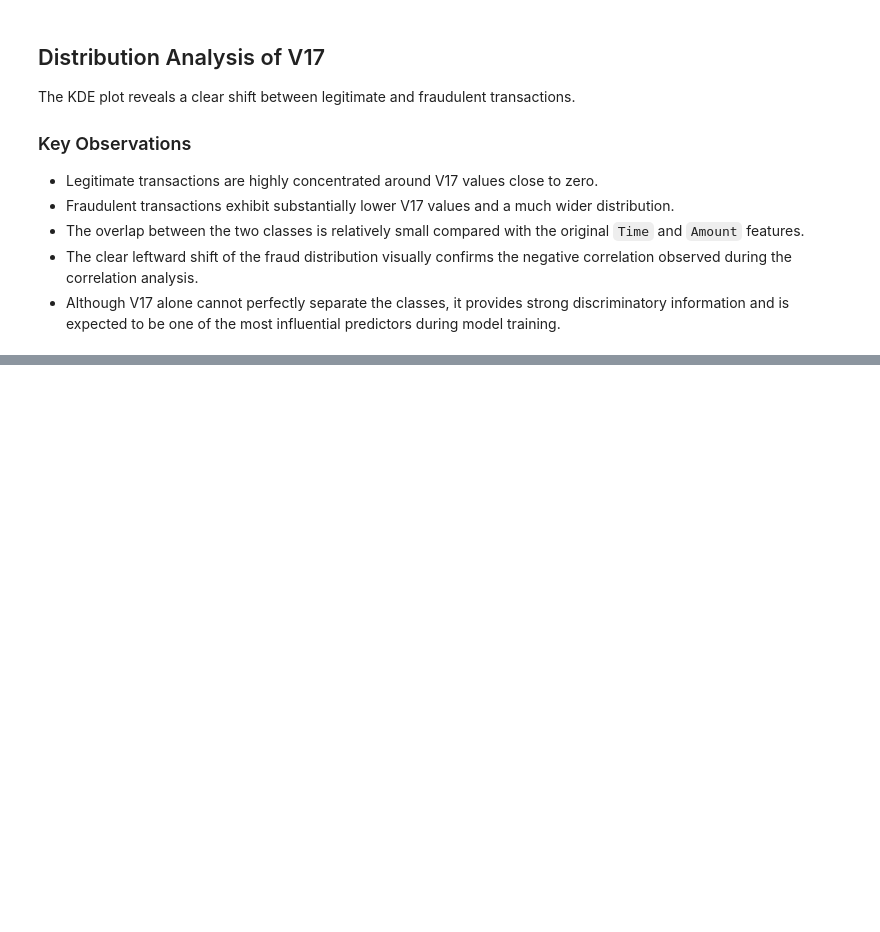
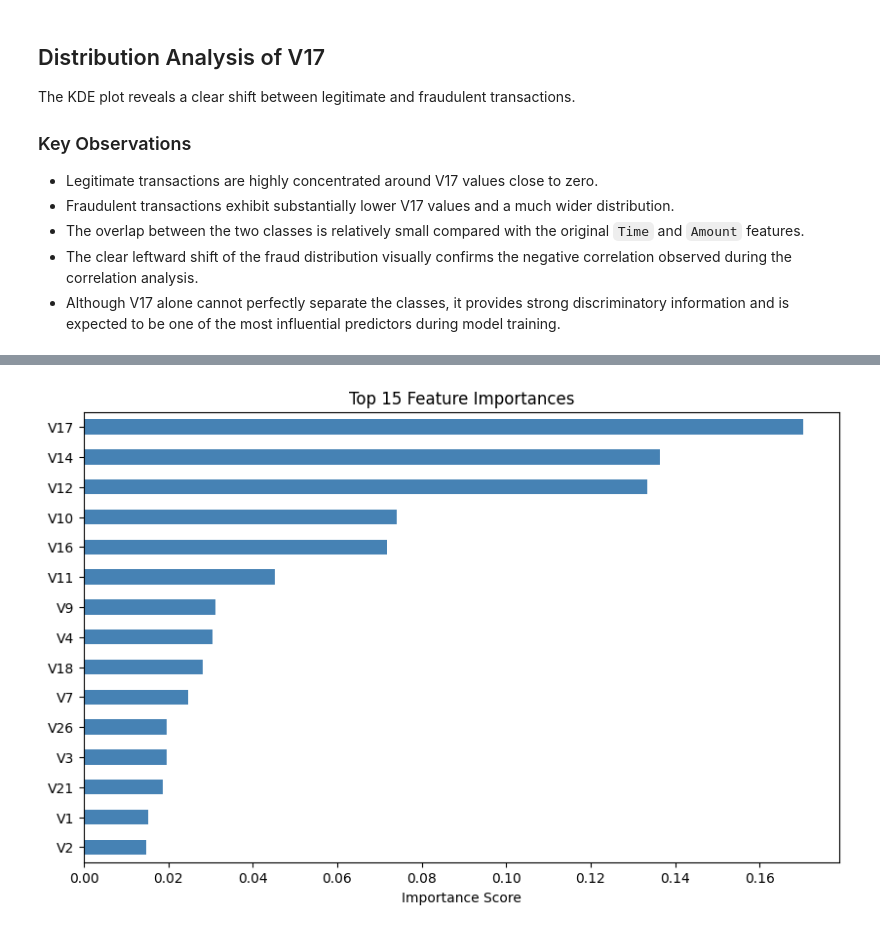
Before and after one commit to Shiri001/Credit-Card-Fraud-Detection-System, a Jupyter notebook: notebooks/01_EDA.ipynb, the cells around one changed output, grey strips where cells are left out. Cells and saved outputs as stored; diff of their text form; code cells hidden in the pictures; blank space fills up the shorter version.

```diff
--- a/notebooks/01_EDA.ipynb
+++ b/notebooks/01_EDA.ipynb
@@ -511,0 +591,7 @@ The KDE plot reveals a clear shift between legitimate and fraudulent transaction
+# %%
+importance = pd.Series(
+    rf.feature_importances_,
+    index=X.columns
+).sort_values(ascending=False)
+
+importance.head(15)
@@ -511,0 +615,16 @@ The KDE plot reveals a clear shift between legitimate and fraudulent transaction
+# %%
+plt.figure(figsize=(10,6))
+
+importance.head(15).plot(
+    kind="barh",
+    color="steelblue"
+)
+
+plt.gca().invert_yaxis()
+
+plt.title("Top 15 Feature Importances")
+plt.xlabel("Importance Score")
+
+plt.show()
+# %% [output]
+[figure, added]
```
Also changed, not shown: parts of 6 cells of this notebook.
